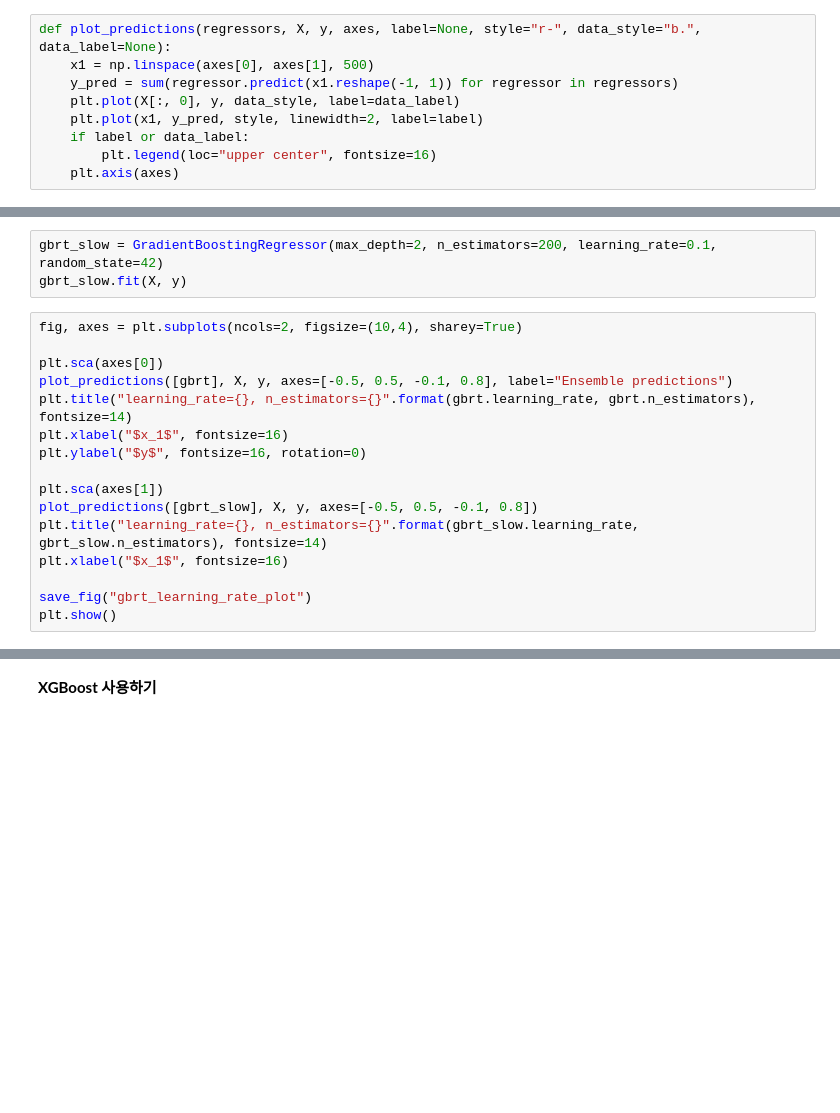
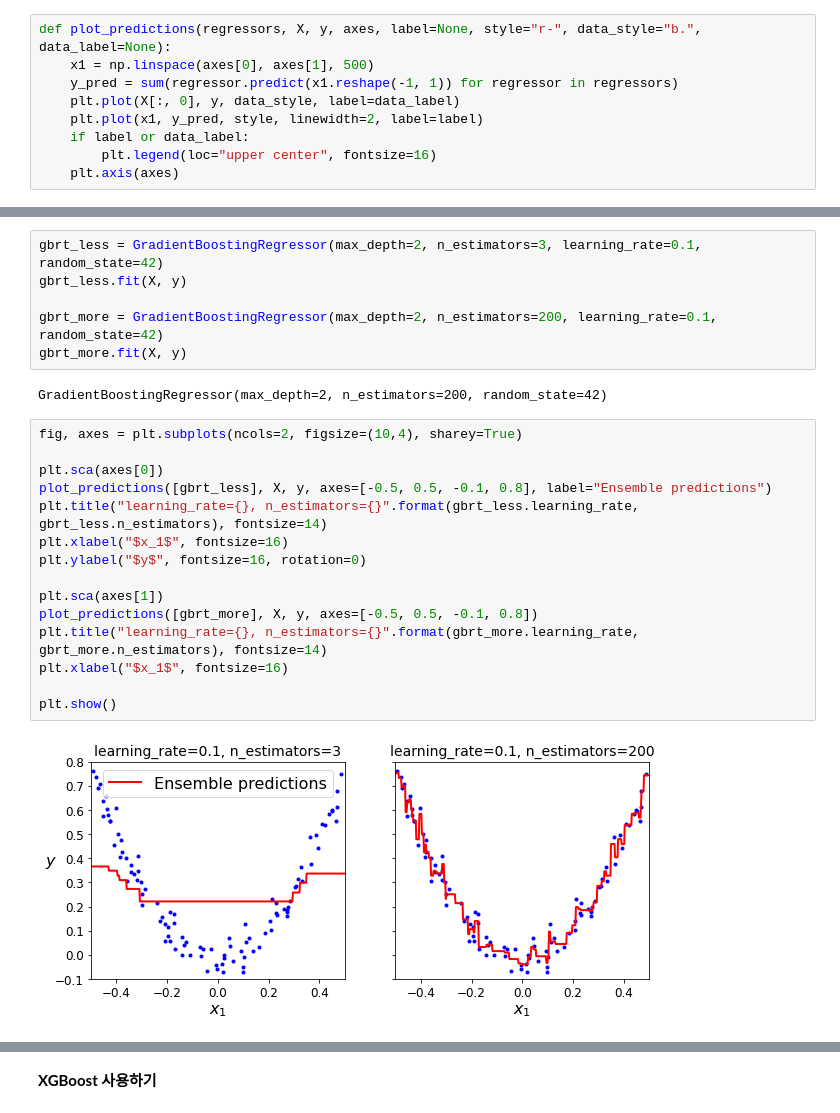
Before and after one commit to Kang-Yoonah/BigAi, a Jupyter notebook: 3/HandsOn/Chapter7.ipynb, the cells around one changed output, grey strips where cells are left out. Cells and saved outputs as stored; diff of their text form; blank space fills up the shorter version.

```diff
--- a/3/HandsOn/Chapter7.ipynb
+++ b/3/HandsOn/Chapter7.ipynb
@@ -571,19 +660,25 @@ gbrt.fit(X, y)
 # %%
-gbrt_slow = GradientBoostingRegressor(max_depth=2, n_estimators=200, learning_rate=0.1, random_state=42)
-gbrt_slow.fit(X, y)
+gbrt_less = GradientBoostingRegressor(max_depth=2, n_estimators=3, learning_rate=0.1, random_state=42)
+gbrt_less.fit(X, y)
+
+gbrt_more = GradientBoostingRegressor(max_depth=2, n_estimators=200, learning_rate=0.1, random_state=42)
+gbrt_more.fit(X, y)
+# %% [output]
+GradientBoostingRegressor(max_depth=2, n_estimators=200, random_state=42)
 # %%
 fig, axes = plt.subplots(ncols=2, figsize=(10,4), sharey=True)
 
 plt.sca(axes[0])
-plot_predictions([gbrt], X, y, axes=[-0.5, 0.5, -0.1, 0.8], label="Ensemble predictions")
-plt.title("learning_rate={}, n_estimators={}".format(gbrt.learning_rate, gbrt.n_estimators), fontsize=14)
+plot_predictions([gbrt_less], X, y, axes=[-0.5, 0.5, -0.1, 0.8], label="Ensemble predictions")
+plt.title("learning_rate={}, n_estimators={}".format(gbrt_less.learning_rate, gbrt_less.n_estimators), fontsize=14)
 plt.xlabel("$x_1$", fontsize=16)
 plt.ylabel("$y$", fontsize=16, rotation=0)
 
 plt.sca(axes[1])
-plot_predictions([gbrt_slow], X, y, axes=[-0.5, 0.5, -0.1, 0.8])
-plt.title("learning_rate={}, n_estimators={}".format(gbrt_slow.learning_rate, gbrt_slow.n_estimators), fontsize=14)
+plot_predictions([gbrt_more], X, y, axes=[-0.5, 0.5, -0.1, 0.8])
+plt.title("learning_rate={}, n_estimators={}".format(gbrt_more.learning_rate, gbrt_more.n_estimators), fontsize=14)
 plt.xlabel("$x_1$", fontsize=16)
 
-save_fig("gbrt_learning_rate_plot")
 plt.show()
+# %% [output]
+[figure, added]
```
Also changed, not shown: parts of 107 cells of this notebook.
